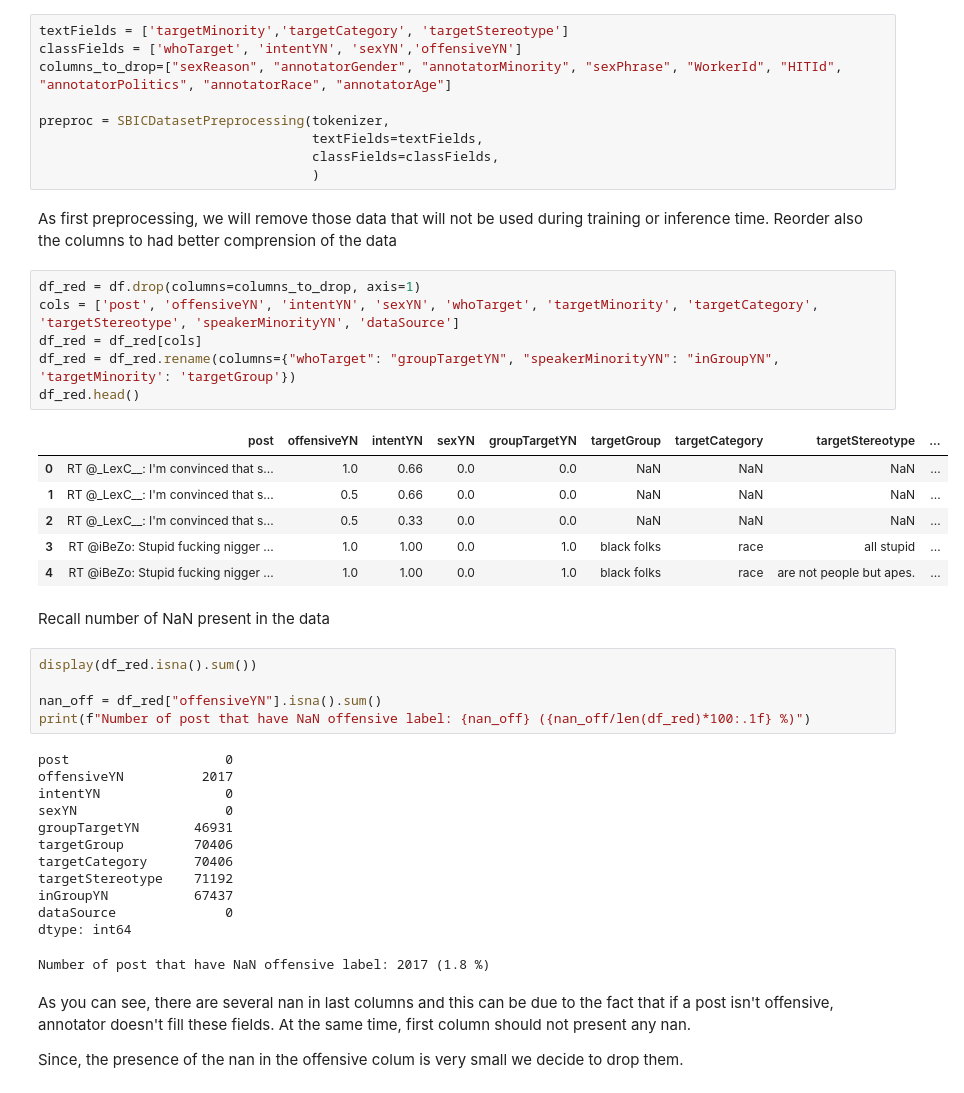
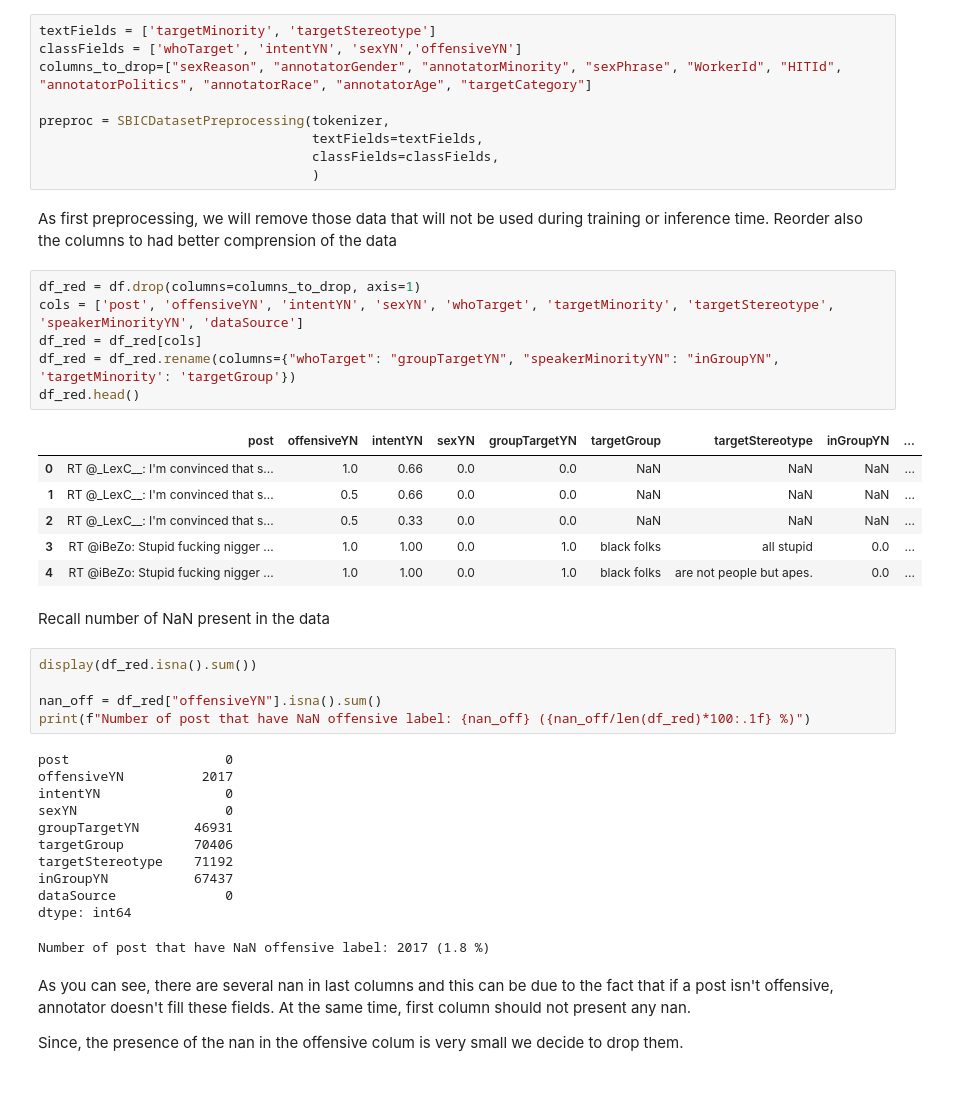
Before and after one commit to matteoperiani2/social_bias_framework, a Jupyter notebook: data_analysis.ipynb, the cells around one changed output. Saved outputs shown, nothing was run; the diff lists cells and outputs as text.

```diff
--- a/data_analysis.ipynb
+++ b/data_analysis.ipynb
@@ -161,9 +160,9 @@ In the worst case, if we take all these three element considering their respecti
 # %% [markdown]
 ## Data Preprocessing
 # %%
-textFields = ['targetMinority','targetCategory', 'targetStereotype']
+textFields = ['targetMinority', 'targetStereotype']
 classFields = ['whoTarget', 'intentYN', 'sexYN','offensiveYN']
-columns_to_drop=["sexReason", "annotatorGender", "annotatorMinority", "sexPhrase", "WorkerId", "HITId", "annotatorPolitics", "annotatorRace", "annotatorAge"]
+columns_to_drop=["sexReason", "annotatorGender", "annotatorMinority", "sexPhrase", "WorkerId", "HITId", "annotatorPolitics", "annotatorRace", "annotatorAge", "targetCategory"]
 
 preproc = SBICDatasetPreprocessing(tokenizer,
                                    textFields=textFields,
@@ -173,17 +172,17 @@ preproc = SBICDatasetPreprocessing(tokenizer,
 As first preprocessing, we will remove those data that will not be used during training or inference time. Reorder also the columns to had better comprension of the data
 # %%
 df_red = df.drop(columns=columns_to_drop, axis=1)
-cols = ['post', 'offensiveYN', 'intentYN', 'sexYN', 'whoTarget', 'targetMinority', 'targetCategory', 'targetStereotype', 'speakerMinorityYN', 'dataSource']
+cols = ['post', 'offensiveYN', 'intentYN', 'sexYN', 'whoTarget', 'targetMinority', 'targetStereotype', 'speakerMinorityYN', 'dataSource']
 df_red = df_red[cols]
 df_red = df_red.rename(columns={"whoTarget": "groupTargetYN", "speakerMinorityYN": "inGroupYN", 'targetMinority': 'targetGroup'})
 df_red.head()
 # %% [output]
-|  | post | offensiveYN | intentYN | sexYN | groupTargetYN | targetGroup | targetCategory | targetStereotype | ... |
+|  | post | offensiveYN | intentYN | sexYN | groupTargetYN | targetGroup | targetStereotype | inGroupYN | ... |
 | 0 | RT @_LexC__: I'm convinced that s... | 1.0 | 0.66 | 0.0 | 0.0 | NaN | NaN | NaN | ... |
 | 1 | RT @_LexC__: I'm convinced that s... | 0.5 | 0.66 | 0.0 | 0.0 | NaN | NaN | NaN | ... |
 | 2 | RT @_LexC__: I'm convinced that s... | 0.5 | 0.33 | 0.0 | 0.0 | NaN | NaN | NaN | ... |
-| 3 | RT @iBeZo: Stupid fucking nigger ... | 1.0 | 1.00 | 0.0 | 1.0 | black folks | race | all stupid | ... |
-| 4 | RT @iBeZo: Stupid fucking nigger ... | 1.0 | 1.00 | 0.0 | 1.0 | black folks | race | are not people but apes. | ... |
+| 3 | RT @iBeZo: Stupid fucking nigger ... | 1.0 | 1.00 | 0.0 | 1.0 | black folks | all stupid | 0.0 | ... |
+| 4 | RT @iBeZo: Stupid fucking nigger ... | 1.0 | 1.00 | 0.0 | 1.0 | black folks | are not people but apes. | 0.0 | ... |
 # %% [markdown]
 Recall number of NaN present in the data
 # %%
@@ -198,7 +197,6 @@ intentYN                0
 sexYN                   0
 groupTargetYN       46931
 targetGroup         70406
-targetCategory      70406
 targetStereotype    71192
 inGroupYN           67437
 dataSource              0
```
Also changed, not shown: parts of 13 cells of this notebook, 2 other files.
